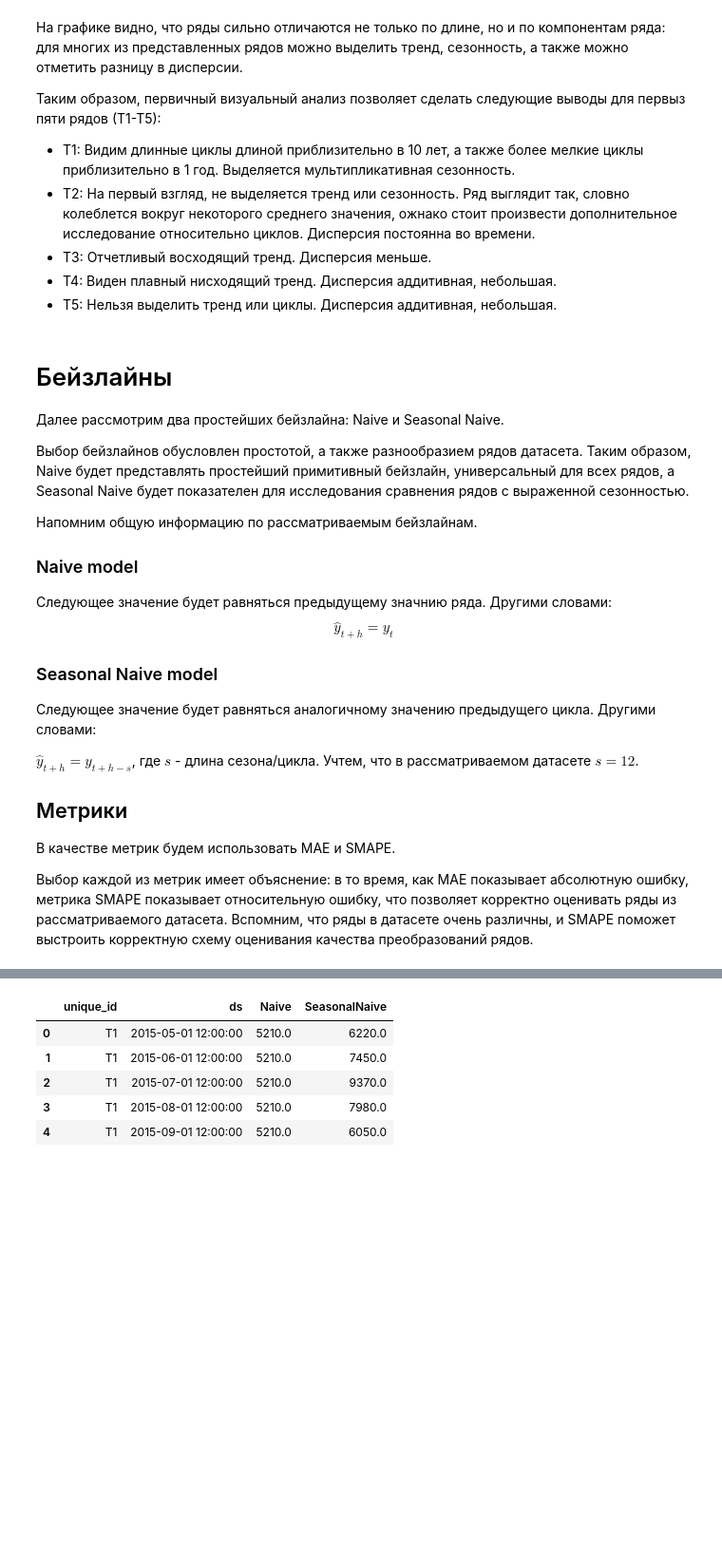
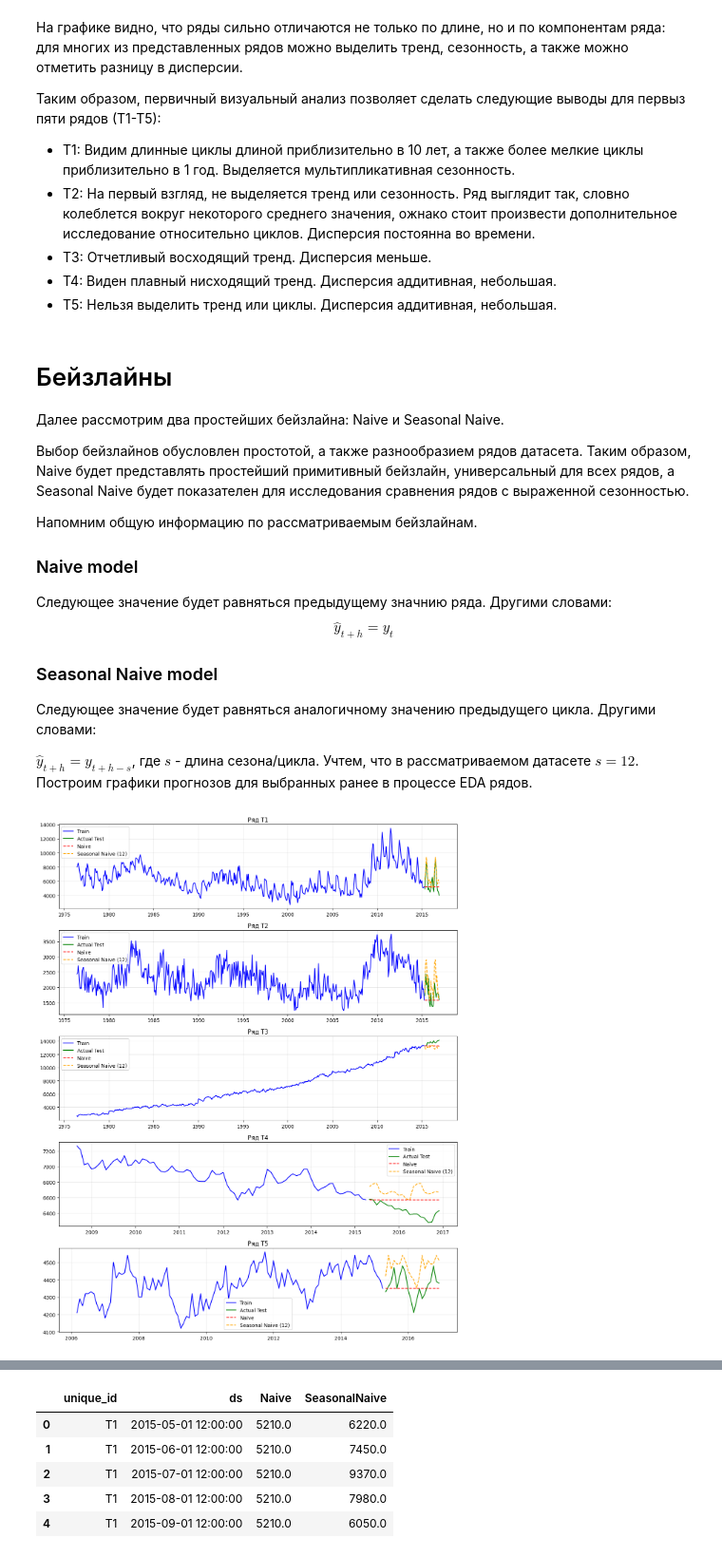
Before and after one commit to margartnn/hse-ts-transformations, a Jupyter notebook: analysis_results.ipynb, the cells around one changed output, grey strips where cells are left out. Shown at 95% size. Drawn from its saved outputs; the diff is of its cells as text; code cells hidden in the pictures; blank space fills up the shorter version.

Commit message:
Built infographics for naive and seasonal naive forecasts

```diff
--- a/analysis_results.ipynb
+++ b/analysis_results.ipynb
@@ -261,9 +261,30 @@ $$ \hat{y}_{t+h} = y_t $$
 ### Seasonal Naive model
 Следующее значение будет равняться аналогичному значению предыдущего цикла. Другими словами:
 
-$ \hat{y}_{t+h} = y_{t+h-s}$, где $s$ - длина сезона/цикла. Учтем, что в рассматриваемом датасете $s=12$.
-
-## Метрики
-В качестве метрик будем использовать MAE и SMAPE.
-
-Выбор каждой из метрик имеет объяснение: в то время, как MAE показывает абсолютную ошибку, метрика SMAPE показывает относительную ошибку, что позволяет корректно оценивать ряды из рассматриваемого датасета. Вспомним, что ряды в датасете очень различны, и SMAPE поможет выстроить корректную схему оценивания качества преобразований рядов.
+$ \hat{y}_{t+h} = y_{t+h-s}$, где $s$ - длина сезона/цикла. Учтем, что в рассматриваемом датасете $s=12$. Построим графики прогнозов для выбранных ранее в процессе EDA рядов.
+# %%
+fig, axes = plt.subplots(len(sample), 1, figsize=(12, 15))
+for idx, series_name in enumerate(sample):
+
+    df_train_series_data = df_train[df_train['series_name'] == series_name]
+    df_test_series_data = df_test[df_test['series_name'] == series_name]
+
+    naive_pred = [df_train_series_data['series_value'].iloc[-1]] * 20
+
+    seasonal_pred = []
+    for i in range(20):
+        lag = 12 - (i % 12)
+        seasonal_pred.append(df_train_series_data['series_value'].iloc[-lag])
+
+    axes[idx].plot(df_train_series_data['timestamp'], df_train_series_data['series_value'], label='Train', color='blue')
+    axes[idx].plot(df_test_series_data['timestamp'], df_test_series_data['series_value'], label='Actual Test', color='green')
+    axes[idx].plot(df_test_series_data['timestamp'], naive_pred, '--', label='Naive', color='red')
+    axes[idx].plot(df_test_series_data['timestamp'], seasonal_pred, '--', label='Seasonal Naive (12)', color='orange')
+    axes[idx].set_title(f'Ряд {series_name}')
+    axes[idx].legend()
+    axes[idx].grid(True, alpha=0.3)
+
+plt.tight_layout()
+plt.show()
+# %% [output]
+[figure, added]
```
Also changed, not shown: parts of 1 cell of this notebook.
